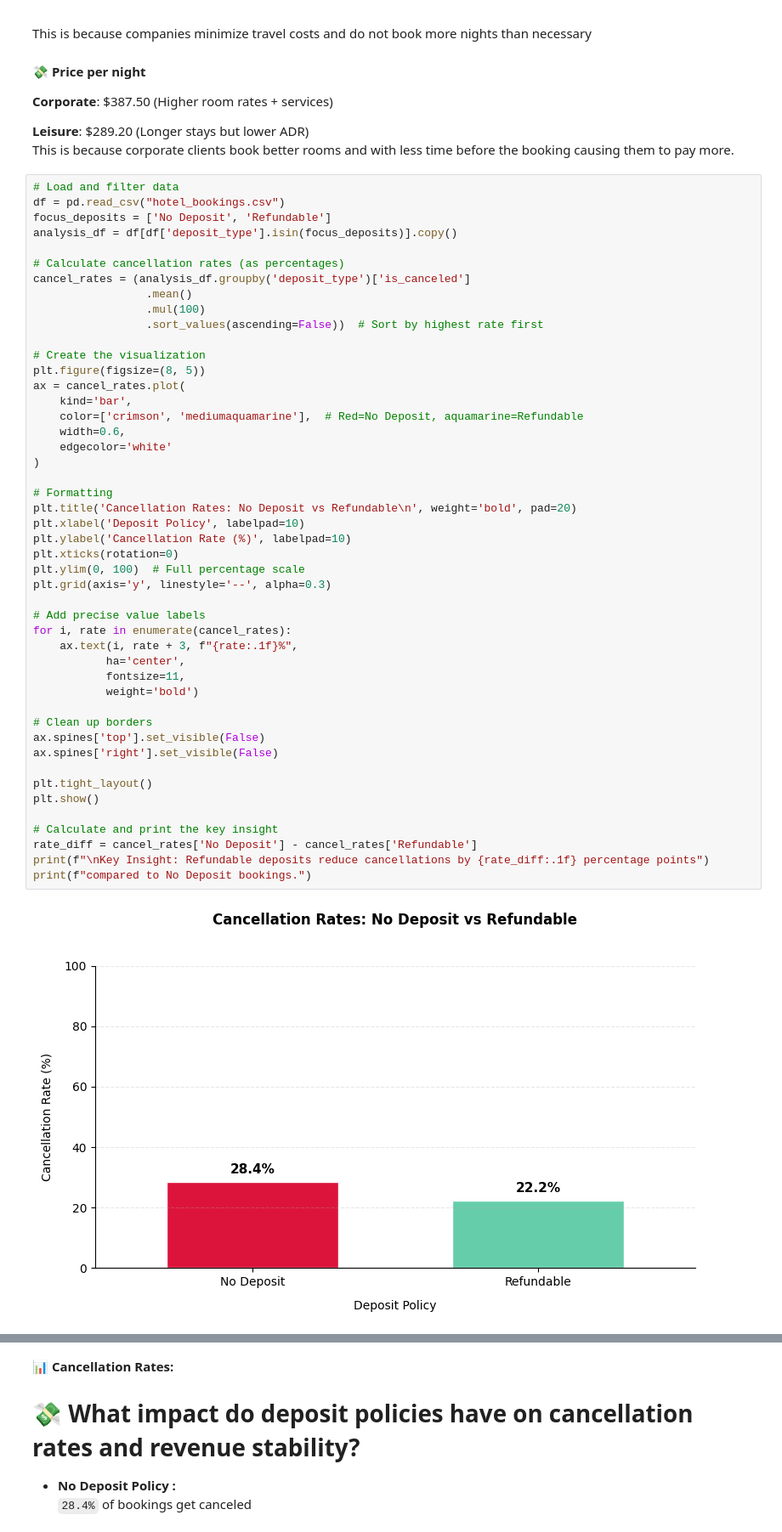
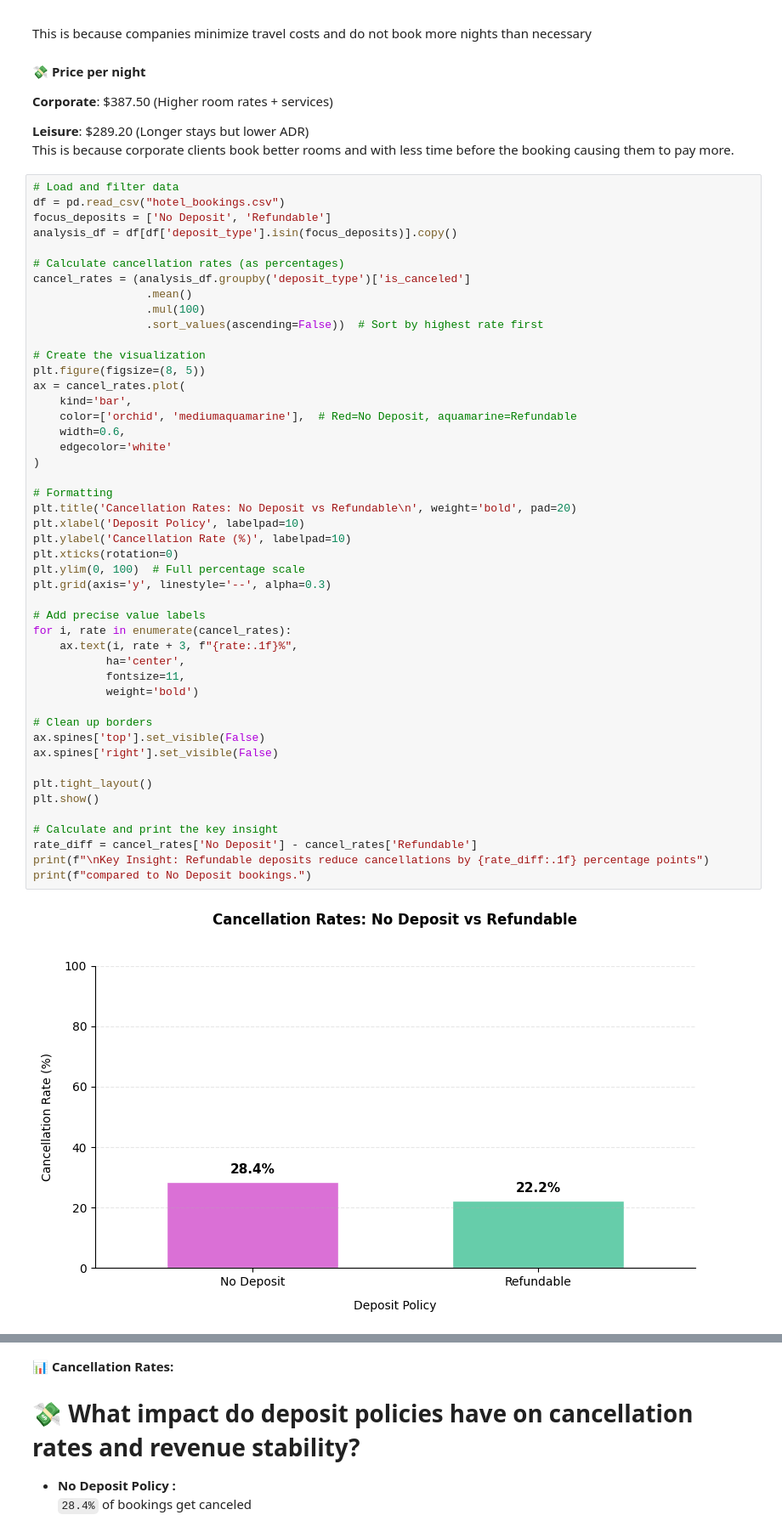
Before and after one commit to qBepsy/dataproject, a Jupyter notebook: data/project-hotel.ipynb, the cells around one changed output, grey strips where cells are left out. Shown at 85% size. Drawn from its saved outputs; the diff is of its cells as text.

```diff
--- a/data/project-hotel.ipynb
+++ b/data/project-hotel.ipynb
@@ -171,39 +172,39 @@ cancel_rates = (analysis_df.groupby('deposit_type')['is_canceled']
 plt.figure(figsize=(8, 5))
 ax = cancel_rates.plot(
     kind='bar',
-    color=['crimson', 'mediumaquamarine'],  # Red=No Deposit, aquamarine=Refundable
+    color=['orchid', 'mediumaquamarine'],  # Red=No Deposit, aquamarine=Refundable
     width=0.6,
     edgecolor='white'
 )
 
 # Formatting
 plt.title('Cancellation Rates: No Deposit vs Refundable\n', weight='bold', pad=20)
 plt.xlabel('Deposit Policy', labelpad=10)
 plt.ylabel('Cancellation Rate (%)', labelpad=10)
 plt.xticks(rotation=0)
 plt.ylim(0, 100)  # Full percentage scale
 plt.grid(axis='y', linestyle='--', alpha=0.3)
 
 # Add precise value labels
 for i, rate in enumerate(cancel_rates):
     ax.text(i, rate + 3, f"{rate:.1f}%",
            ha='center',
            fontsize=11,
            weight='bold')
 
 # Clean up borders
 ax.spines['top'].set_visible(False)
 ax.spines['right'].set_visible(False)
 
 plt.tight_layout()
 plt.show()
 
 # Calculate and print the key insight
 rate_diff = cancel_rates['No Deposit'] - cancel_rates['Refundable']
 print(f"\nKey Insight: Refundable deposits reduce cancellations by {rate_diff:.1f} percentage points")
 print(f"compared to No Deposit bookings.")
 # %% [output]
-[figure, old version]
+[figure, new version]
 Key Insight: Refundable deposits reduce cancellations by 6.2 percentage points
 compared to No Deposit bookings.
 # %% [markdown]
```
Also changed, not shown: parts of 3 cells of this notebook, 1 other file.
